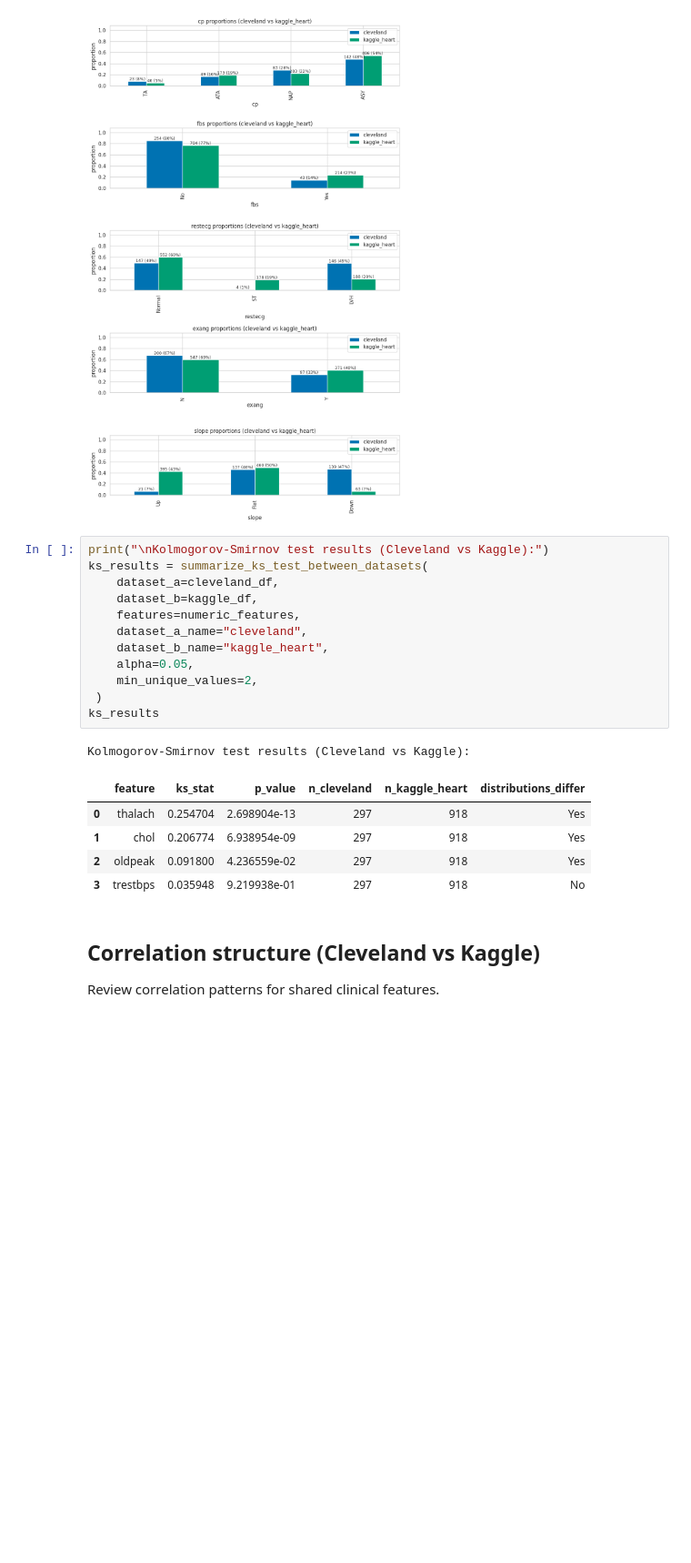
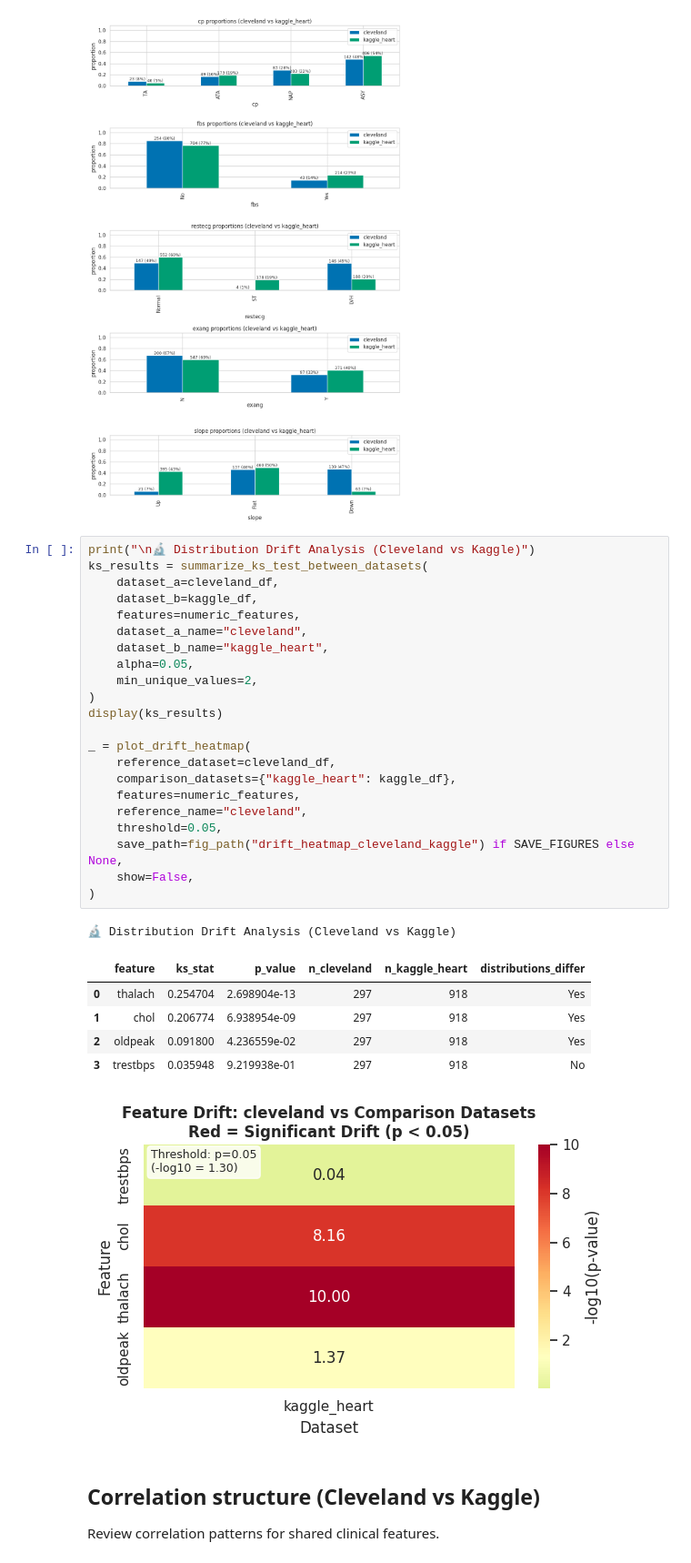
Before and after one commit to UA-Dissertation-Project-107449/FairXAI, a Jupyter notebook: notebooks/cardiac_eda.ipynb, the cells around one changed output. Shown at 91% size. Cells and saved outputs as stored; diff of their text form; blank space fills up the shorter version.

```diff
--- a/notebooks/cardiac_eda.ipynb
+++ b/notebooks/cardiac_eda.ipynb
@@ -552,24 +552,35 @@ categorical_features = distribution_summary["categorical_features"]
 [figure]
 [figure]
 # %%
-print("\nKolmogorov-Smirnov test results (Cleveland vs Kaggle):")
+print("\n🔬 Distribution Drift Analysis (Cleveland vs Kaggle)")
 ks_results = summarize_ks_test_between_datasets(
     dataset_a=cleveland_df,
     dataset_b=kaggle_df,
     features=numeric_features,
     dataset_a_name="cleveland",
     dataset_b_name="kaggle_heart",
     alpha=0.05,
     min_unique_values=2,
- )
-ks_results
+)
+display(ks_results)
+
+_ = plot_drift_heatmap(
+    reference_dataset=cleveland_df,
+    comparison_datasets={"kaggle_heart": kaggle_df},
+    features=numeric_features,
+    reference_name="cleveland",
+    threshold=0.05,
+    save_path=fig_path("drift_heatmap_cleveland_kaggle") if SAVE_FIGURES else None,
+    show=False,
+)
 # %% [output]
-Kolmogorov-Smirnov test results (Cleveland vs Kaggle):
+🔬 Distribution Drift Analysis (Cleveland vs Kaggle)
 |  | feature | ks_stat | p_value | n_cleveland | n_kaggle_heart | distributions_differ |
 | 0 | thalach | 0.254704 | 2.698904e-13 | 297 | 918 | Yes |
 | 1 | chol | 0.206774 | 6.938954e-09 | 297 | 918 | Yes |
 | 2 | oldpeak | 0.091800 | 4.236559e-02 | 297 | 918 | Yes |
 | 3 | trestbps | 0.035948 | 9.219938e-01 | 297 | 918 | No |
+[figure, added]
 # %% [markdown]
 ## Correlation structure (Cleveland vs Kaggle)
 Review correlation patterns for shared clinical features.
```
Also changed, not shown: parts of 23 cells of this notebook, 7 other files.
